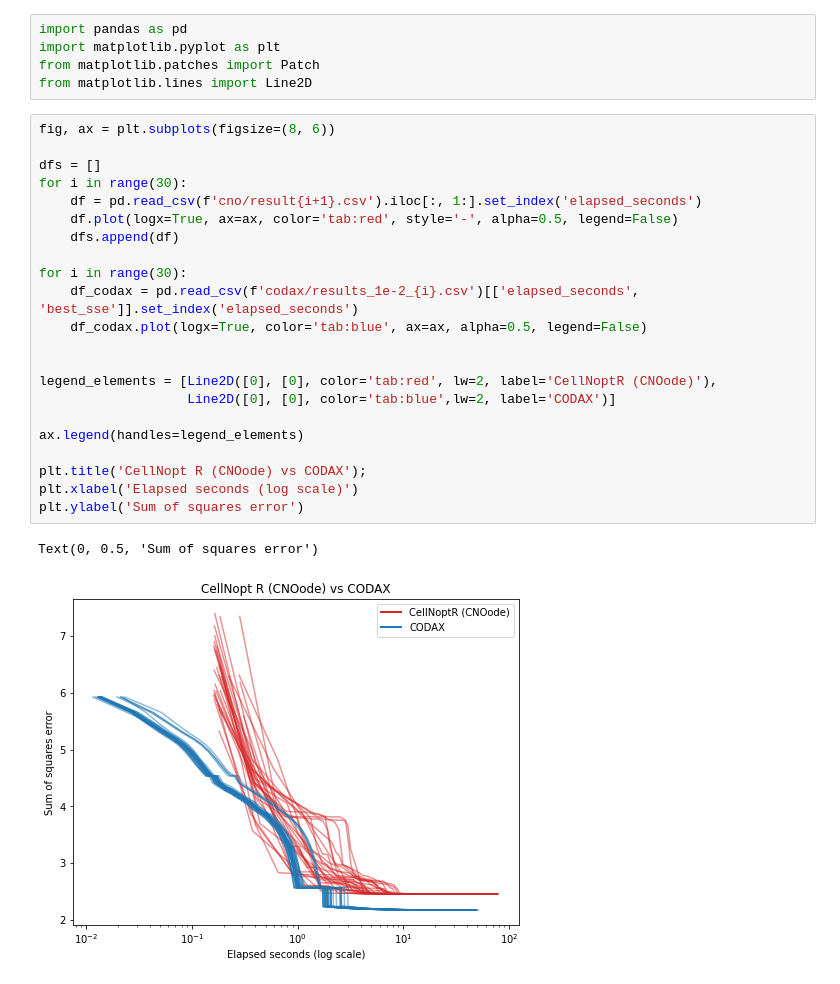
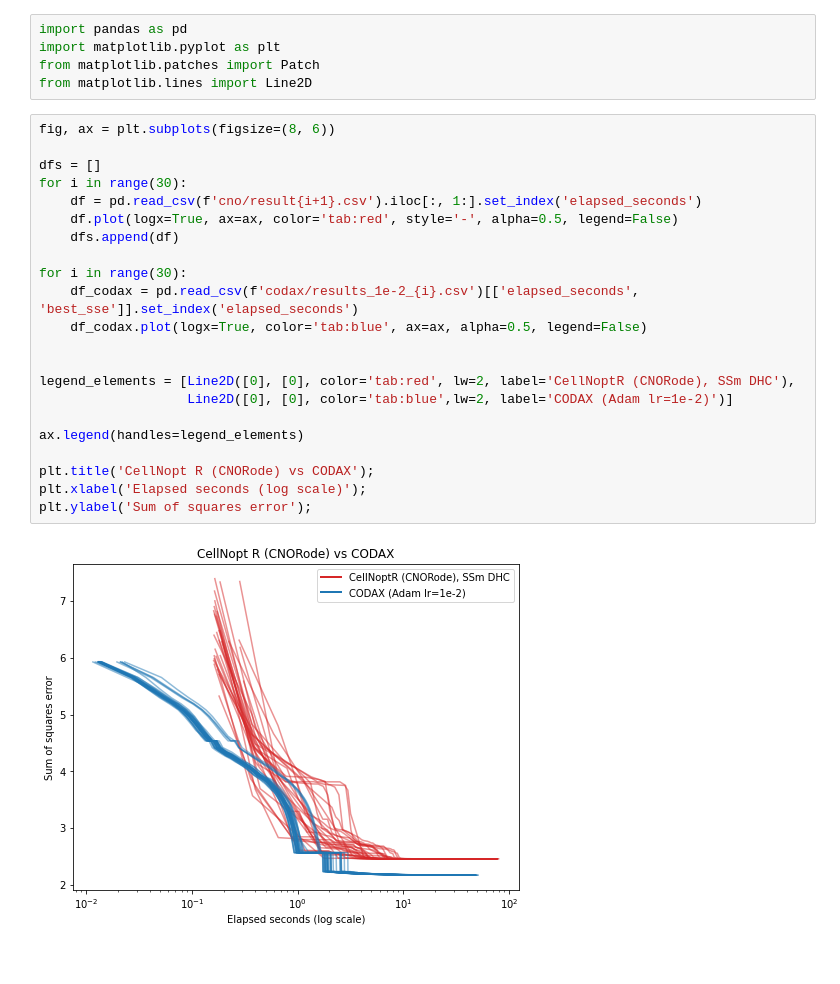
Before and after one commit to saezlab/permedcoe, a Jupyter notebook: experiments/codax_vs_cno/plot.ipynb, the cells around one changed output. Cells and saved outputs as stored; diff of their text form.

Commit message:
Fix typo in plot

```diff
--- a/experiments/codax_vs_cno/plot.ipynb
+++ b/experiments/codax_vs_cno/plot.ipynb
@@ -6,25 +6,24 @@ from matplotlib.lines import Line2D
 # %%
 fig, ax = plt.subplots(figsize=(8, 6))
 
 dfs = []
 for i in range(30):
     df = pd.read_csv(f'cno/result{i+1}.csv').iloc[:, 1:].set_index('elapsed_seconds')
     df.plot(logx=True, ax=ax, color='tab:red', style='-', alpha=0.5, legend=False)
     dfs.append(df)
 
 for i in range(30):
     df_codax = pd.read_csv(f'codax/results_1e-2_{i}.csv')[['elapsed_seconds', 'best_sse']].set_index('elapsed_seconds')
     df_codax.plot(logx=True, color='tab:blue', ax=ax, alpha=0.5, legend=False)
 
 
-legend_elements = [Line2D([0], [0], color='tab:red', lw=2, label='CellNoptR (CNOode)'),
-                   Line2D([0], [0], color='tab:blue',lw=2, label='CODAX')]
+legend_elements = [Line2D([0], [0], color='tab:red', lw=2, label='CellNoptR (CNORode), SSm DHC'),
+                   Line2D([0], [0], color='tab:blue',lw=2, label='CODAX (Adam lr=1e-2)')]
 
 ax.legend(handles=legend_elements)
 
-plt.title('CellNopt R (CNOode) vs CODAX');
-plt.xlabel('Elapsed seconds (log scale)')
-plt.ylabel('Sum of squares error')
+plt.title('CellNopt R (CNORode) vs CODAX');
+plt.xlabel('Elapsed seconds (log scale)');
+plt.ylabel('Sum of squares error');
 # %% [output]
-Text(0, 0.5, 'Sum of squares error')
-[figure, old version]
+[figure, new version]
```
Also changed, not shown: 1 other file.
